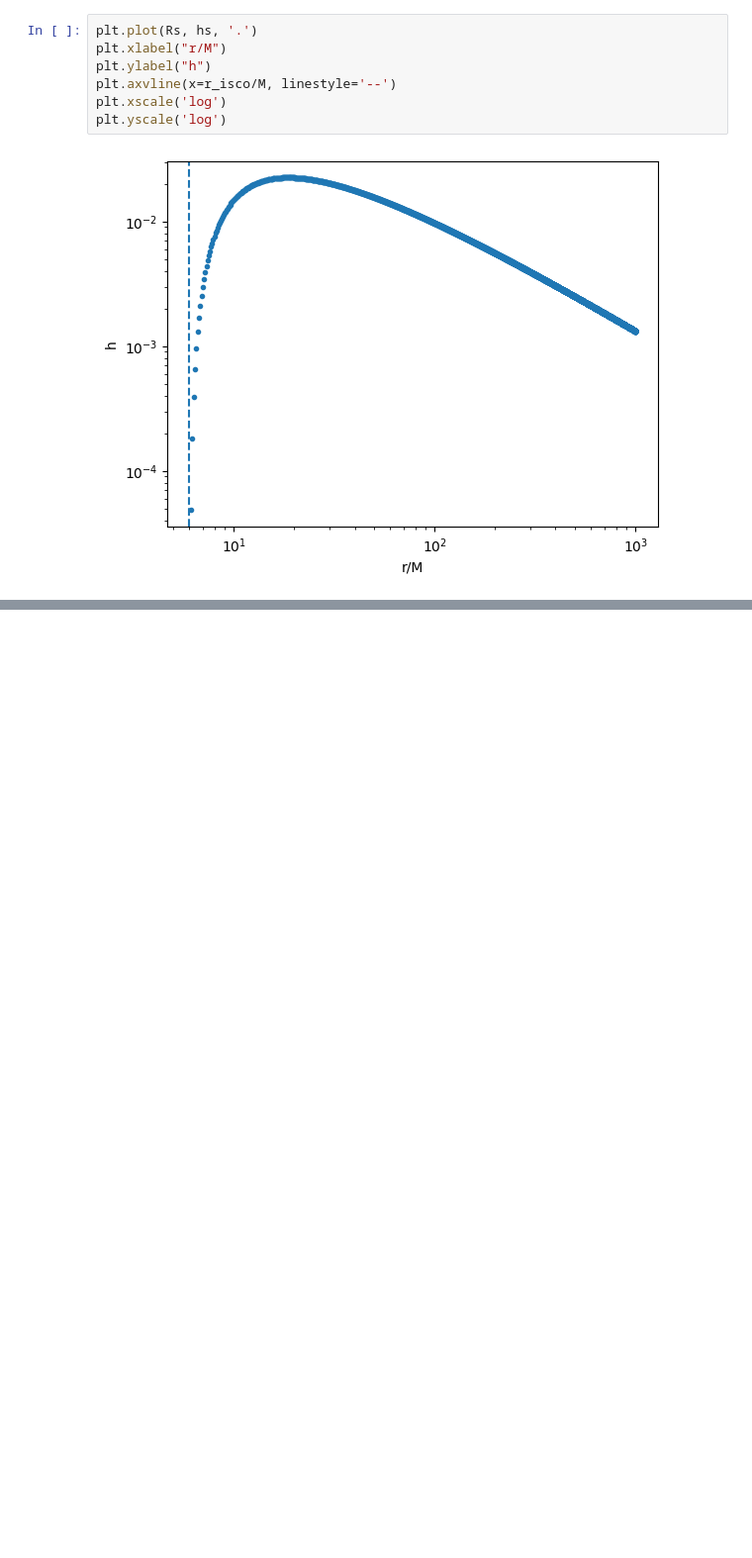
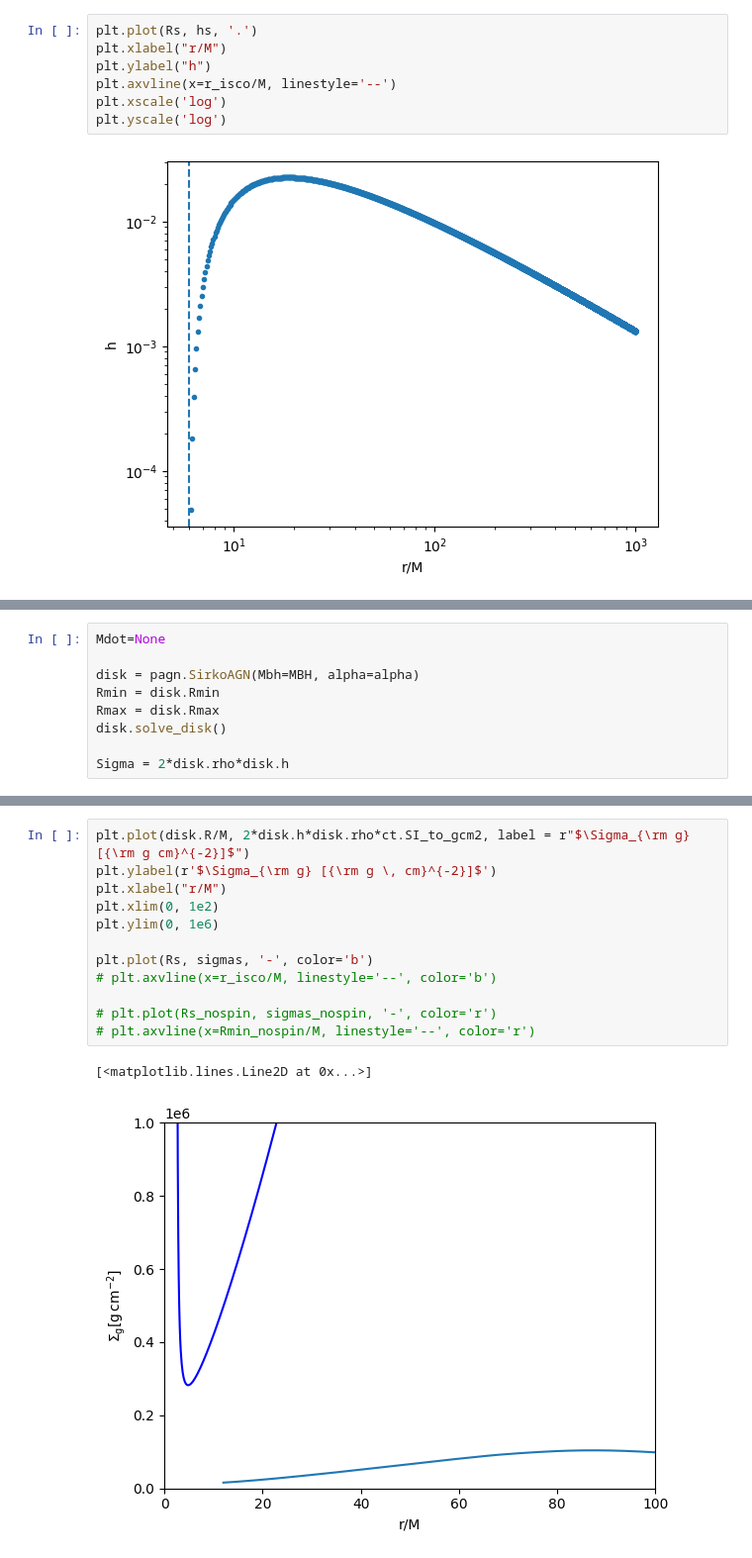
Before and after one commit to jt-stevenson/EMRIs_test, a Jupyter notebook: Test_zone.ipynb, the cells around one changed output, grey strips where cells are left out. Shown at 99% size. Saved outputs shown, nothing was run; the diff lists cells and outputs as text; blank space fills up the shorter version.

```diff
--- a/Test_zone.ipynb
+++ b/Test_zone.ipynb
@@ -282,0 +506,9 @@ plt.yscale('log')
+# %%
+Mdot=None
+
+disk = pagn.SirkoAGN(Mbh=MBH, alpha=alpha)
+Rmin = disk.Rmin
+Rmax = disk.Rmax
+disk.solve_disk()
+
+Sigma = 2*disk.rho*disk.h
@@ -282,0 +536,15 @@ plt.yscale('log')
+# %%
+plt.plot(disk.R/M, 2*disk.h*disk.rho*ct.SI_to_gcm2, label = r"$\Sigma_{\rm g} [{\rm g cm}^{-2}]$")
+plt.ylabel(r'$\Sigma_{\rm g} [{\rm g \, cm}^{-2}]$')
+plt.xlabel("r/M")
+plt.xlim(0, 1e2)
+plt.ylim(0, 1e6)
+
+plt.plot(Rs, sigmas, '-', color='b')
+# plt.axvline(x=r_isco/M, linestyle='--', color='b')
+
+# plt.plot(Rs_nospin, sigmas_nospin, '-', color='r')
+# plt.axvline(x=Rmin_nospin/M, linestyle='--', color='r')
+# %% [output]
+[<matplotlib.lines.Line2D at 0x...>]
+[figure, added]
```
Also changed, not shown: parts of 7 cells of this notebook, 11 other files.
